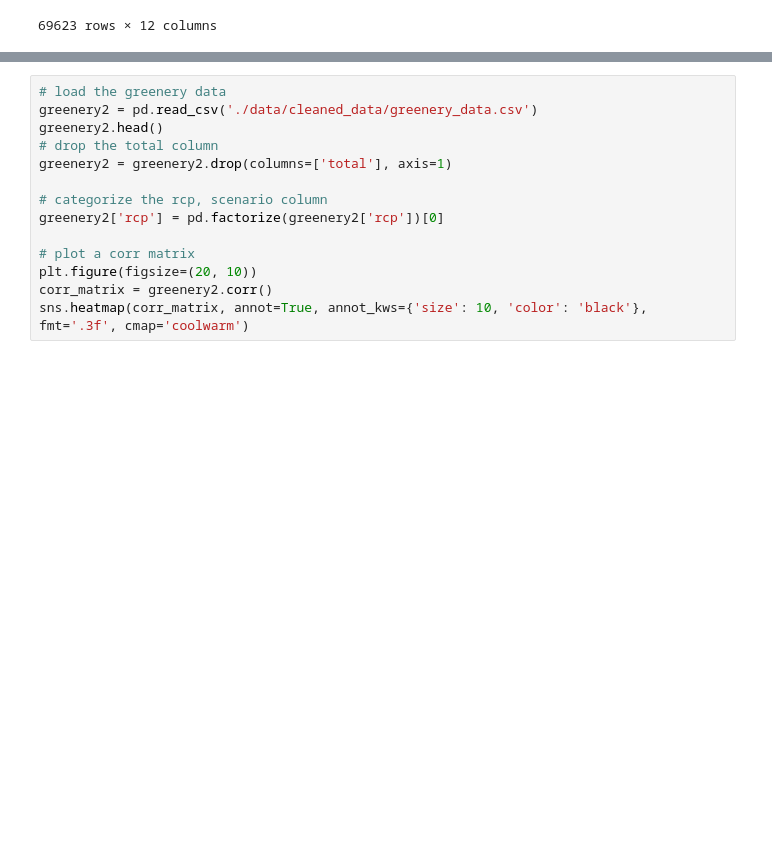
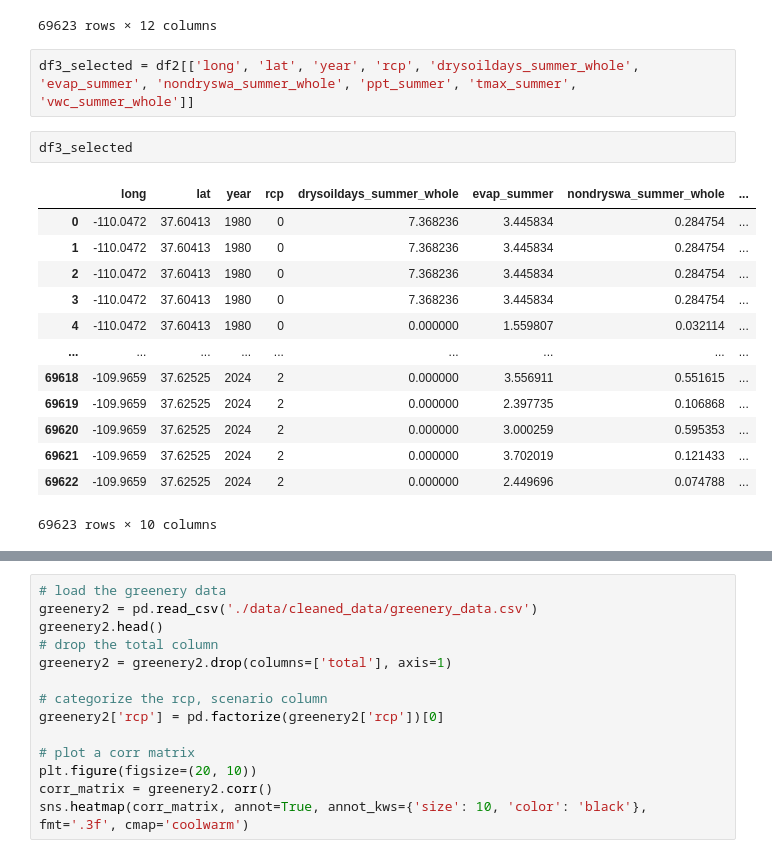
Before and after one commit to hannah-hana-kim/DSAN-Scholarship, a Jupyter notebook: visualization.ipynb, the cells around one changed output, grey strips where cells are left out. Drawn from its saved outputs; the diff is of its cells as text; blank space fills up the shorter version.

```diff
--- a/visualization.ipynb
+++ b/visualization.ipynb
@@ -954,3 +965,21 @@ df2_selected
 | 55800 | -109.9659 | 37.62525 | 2024 | 2 | 39 | 11.736603 | 18 | 0 | 37 | 18 | ... |
 | 55801 | -109.9659 | 37.62525 | 2024 | 2 | 40 | 11.736603 | 18 | 0 | 37 | 18 | ... |
 69623 rows × 12 columns
+# %%
+df3_selected = df2[['long', 'lat', 'year', 'rcp', 'drysoildays_summer_whole', 'evap_summer', 'nondryswa_summer_whole', 'ppt_summer', 'tmax_summer', 'vwc_summer_whole']]
+# %%
+df3_selected
+# %% [output]
+|  | long | lat | year | rcp | drysoildays_summer_whole | evap_summer | nondryswa_summer_whole | ... |
+| 0 | -110.0472 | 37.60413 | 1980 | 0 | 7.368236 | 3.445834 | 0.284754 | ... |
+| 1 | -110.0472 | 37.60413 | 1980 | 0 | 7.368236 | 3.445834 | 0.284754 | ... |
+| 2 | -110.0472 | 37.60413 | 1980 | 0 | 7.368236 | 3.445834 | 0.284754 | ... |
+| 3 | -110.0472 | 37.60413 | 1980 | 0 | 7.368236 | 3.445834 | 0.284754 | ... |
+| 4 | -110.0472 | 37.60413 | 1980 | 0 | 0.000000 | 1.559807 | 0.032114 | ... |
+| ... | ... | ... | ... | ... | ... | ... | ... | ... |
+| 69618 | -109.9659 | 37.62525 | 2024 | 2 | 0.000000 | 3.556911 | 0.551615 | ... |
+| 69619 | -109.9659 | 37.62525 | 2024 | 2 | 0.000000 | 2.397735 | 0.106868 | ... |
+| 69620 | -109.9659 | 37.62525 | 2024 | 2 | 0.000000 | 3.000259 | 0.595353 | ... |
+| 69621 | -109.9659 | 37.62525 | 2024 | 2 | 0.000000 | 3.702019 | 0.121433 | ... |
+| 69622 | -109.9659 | 37.62525 | 2024 | 2 | 0.000000 | 2.449696 | 0.074788 | ... |
+69623 rows × 10 columns
```
Also changed, not shown: parts of 4 cells of this notebook, 3 other files.
